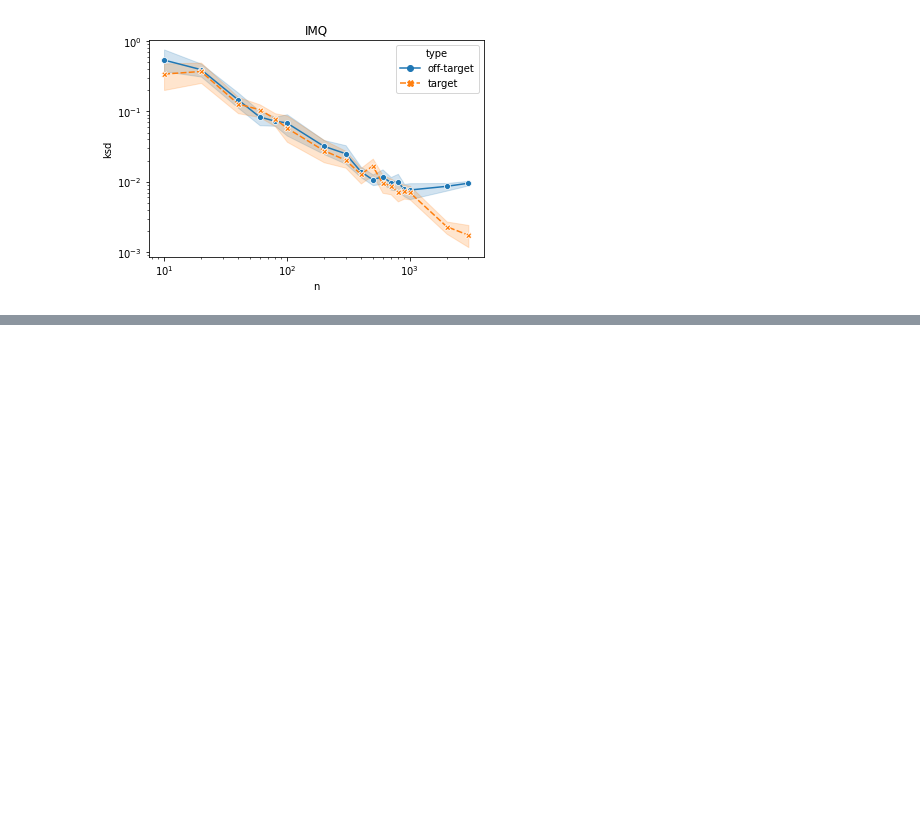
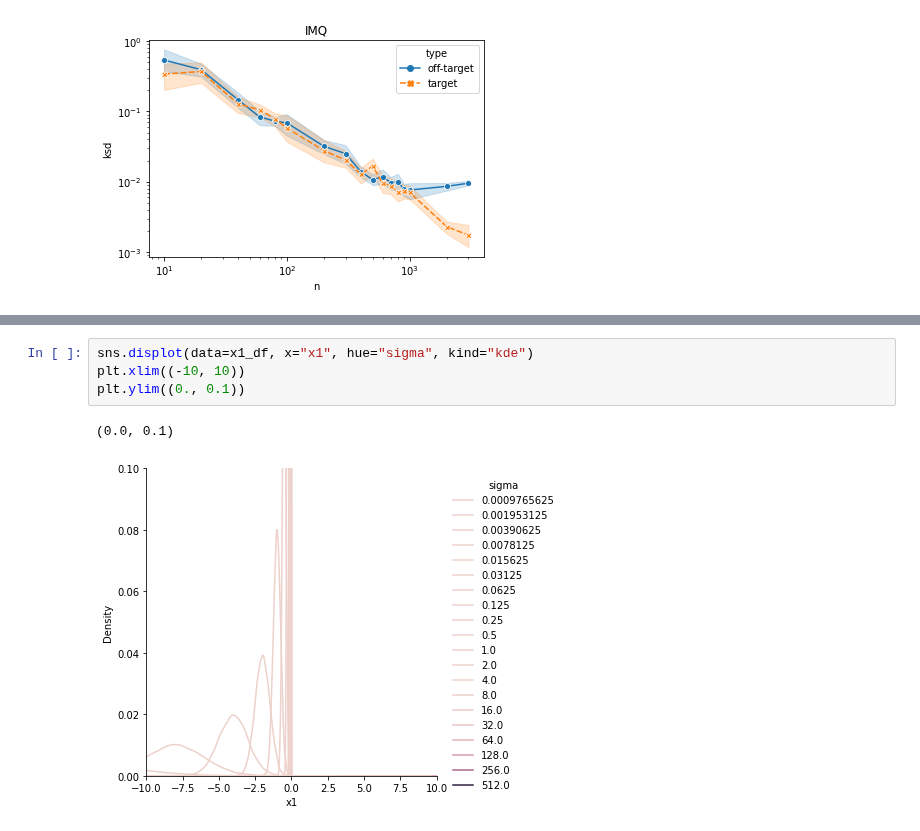
Before and after one commit to XingLLiu/u-stat-high-dim, a Jupyter notebook: find_noise.ipynb, the cells around one changed output, grey strips where cells are left out. Drawn from its saved outputs; the diff is of its cells as text; blank space fills up the shorter version.

```diff
--- a/find_noise.ipynb
+++ b/find_noise.ipynb
@@ -473,0 +519,7 @@ plt.yscale("log")
+# %%
+sns.displot(data=x1_df, x="x1", hue="sigma", kind="kde")
+plt.xlim((-10, 10))
+plt.ylim((0., 0.1))
+# %% [output]
+(0.0, 0.1)
+[figure, added]
```
Also changed, not shown: parts of 15 cells of this notebook, 5 other files.
